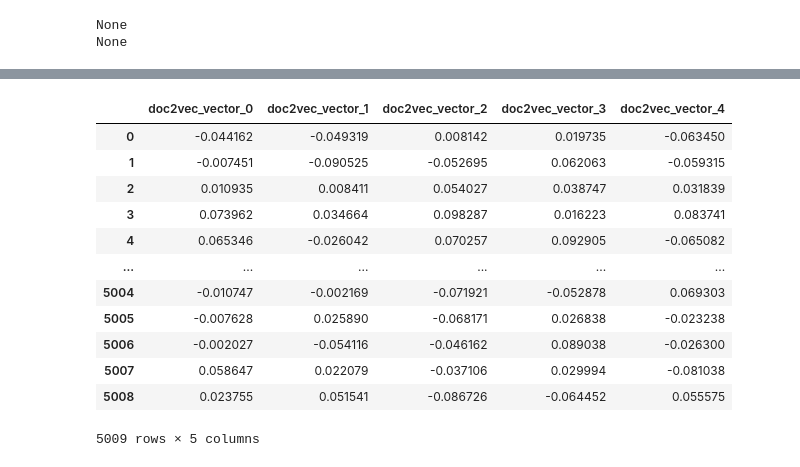
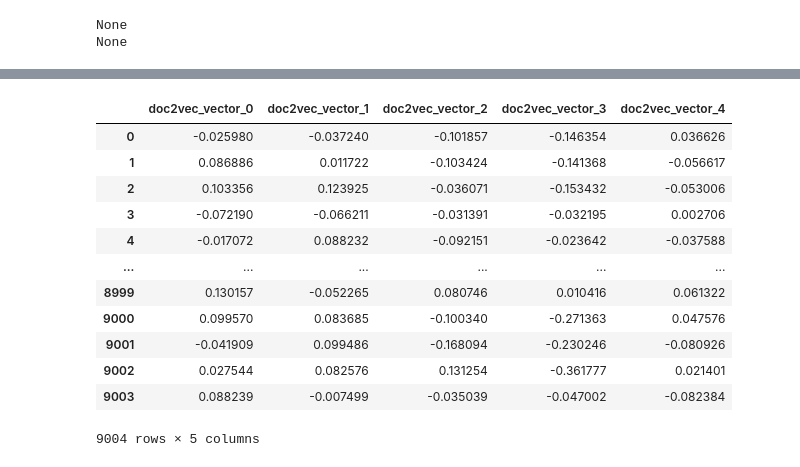
Before and after one commit to SexyRaxy/Software-Projekt, a Jupyter notebook: Test.ipynb, the cells around one changed output, grey strips where cells are left out. Cells and saved outputs as stored; diff of their text form; code cells hidden in the pictures.

```diff
--- a/Test.ipynb
+++ b/Test.ipynb
@@ -28,8 +28,10 @@ warnings.simplefilter(action='ignore', category=FutureWarning)
 # %%
 #Einlesen der Trainingsdaten Nummer 1
 
+df = panda.read_csv("1234.csv", sep=";")
 
+#df = df.replace("OTHER", "0")
+#df = df.replace("OFFENSE", "1")
 
-df = panda.read_csv("training3.csv", sep=";")
 df.head()
 # %% [output]
@@ -123,7 +125,7 @@ def preprocess(tweet):
 #Festlegen der Variable processed_tweets zum einfacheren Workflow
 clean_tweet = preprocess(tweet)
 
-df['clean_tweet'] = processed_tweets
+df['clean_tweet'] = preprocess(tweet)
 #Ausgabe der Preprocess Ergebnisse
 print(df[["tweet","clean_tweet"]].head(10))
 # %% [output]
@@ -712,43 +738,43 @@ plt.show()
 # %%
 # Generieren von doc2vec
 # Initialisieren & trainieren des Modells
 
 from gensim.test.utils import common_texts
 from gensim.models.doc2vec import Doc2Vec, TaggedDocument
 
 #Input für doc2vec ist: (['list','of','word'], [TAG_001]).
 #Benutzung der Index der Sätze als Tags
 documents = [TaggedDocument(doc, [i]) for i, doc in enumerate(df["clean_tweet"].apply(lambda x: x.split(" ")))]
 
 # trainieren des Modells mit unseren Daten
 # window- maximale Distanz zwischen aktuellem und predicted Wort innerhalb eines Satzes
 # mincount- ignoriert alle Wörter mit einer absoluten Frequenz, die niedriger als die festgelegte ist
 # workers - ANzahl der "worker threads" die das Modell trainieren
 #  Training Model - distributed bag of words (PV-DBOW) wird verwendet
-model = Doc2Vec(documents, vector_size=5, window=2, min_count=1, workers=4)
+model = Doc2Vec(documents, vector_size=5, window=10, min_count=1, workers=5)
 
 #infer_vector - Schlussfolgern von Vektoren basierend auf dem trainings Dokument
 # Syntax- infer_vector(doc_words, alpha=None, min_alpha=None, epochs=None, steps=None)
 # doc_words- Dokument für welches die Vektor Repräsentation geschlussfolgert wird
 
 # alle Dokumente in Vektoren transformieren
 doc2vec_df = df["clean_tweet"].apply(lambda x: model.infer_vector(x.split(" "))).apply(panda.Series)
 doc2vec_df.columns = ["doc2vec_vector_" + str(x) for x in doc2vec_df.columns]
 doc2vec_df
 # %% [output]
 |  | doc2vec_vector_0 | doc2vec_vector_1 | doc2vec_vector_2 | doc2vec_vector_3 | doc2vec_vector_4 |
-| 0 | -0.044162 | -0.049319 | 0.008142 | 0.019735 | -0.063450 |
-| 1 | -0.007451 | -0.090525 | -0.052695 | 0.062063 | -0.059315 |
-| 2 | 0.010935 | 0.008411 | 0.054027 | 0.038747 | 0.031839 |
-| 3 | 0.073962 | 0.034664 | 0.098287 | 0.016223 | 0.083741 |
-| 4 | 0.065346 | -0.026042 | 0.070257 | 0.092905 | -0.065082 |
+| 0 | -0.025980 | -0.037240 | -0.101857 | -0.146354 | 0.036626 |
+| 1 | 0.086886 | 0.011722 | -0.103424 | -0.141368 | -0.056617 |
+| 2 | 0.103356 | 0.123925 | -0.036071 | -0.153432 | -0.053006 |
+| 3 | -0.072190 | -0.066211 | -0.031391 | -0.032195 | 0.002706 |
+| 4 | -0.017072 | 0.088232 | -0.092151 | -0.023642 | -0.037588 |
 | ... | ... | ... | ... | ... | ... |
-| 5004 | -0.010747 | -0.002169 | -0.071921 | -0.052878 | 0.069303 |
-| 5005 | -0.007628 | 0.025890 | -0.068171 | 0.026838 | -0.023238 |
-| 5006 | -0.002027 | -0.054116 | -0.046162 | 0.089038 | -0.026300 |
-| 5007 | 0.058647 | 0.022079 | -0.037106 | 0.029994 | -0.081038 |
-| 5008 | 0.023755 | 0.051541 | -0.086726 | -0.064452 | 0.055575 |
+| 8999 | 0.130157 | -0.052265 | 0.080746 | 0.010416 | 0.061322 |
+| 9000 | 0.099570 | 0.083685 | -0.100340 | -0.271363 | 0.047576 |
+| 9001 | -0.041909 | 0.099486 | -0.168094 | -0.230246 | -0.080926 |
+| 9002 | 0.027544 | 0.082576 | 0.131254 | -0.361777 | 0.021401 |
+| 9003 | 0.088239 | -0.007499 | -0.035039 | -0.047002 | -0.082384 |
-5009 rows × 5 columns
+9004 rows × 5 columns
 # %%
 # Verketten der TF-IDF Scores mit den doc2vex Ergebnissen
 modelling_features = np.concatenate([tfidf_a,final_features,doc2vec_df],axis=1)
```
Also changed, not shown: parts of 35 cells of this notebook, 1 other file.
